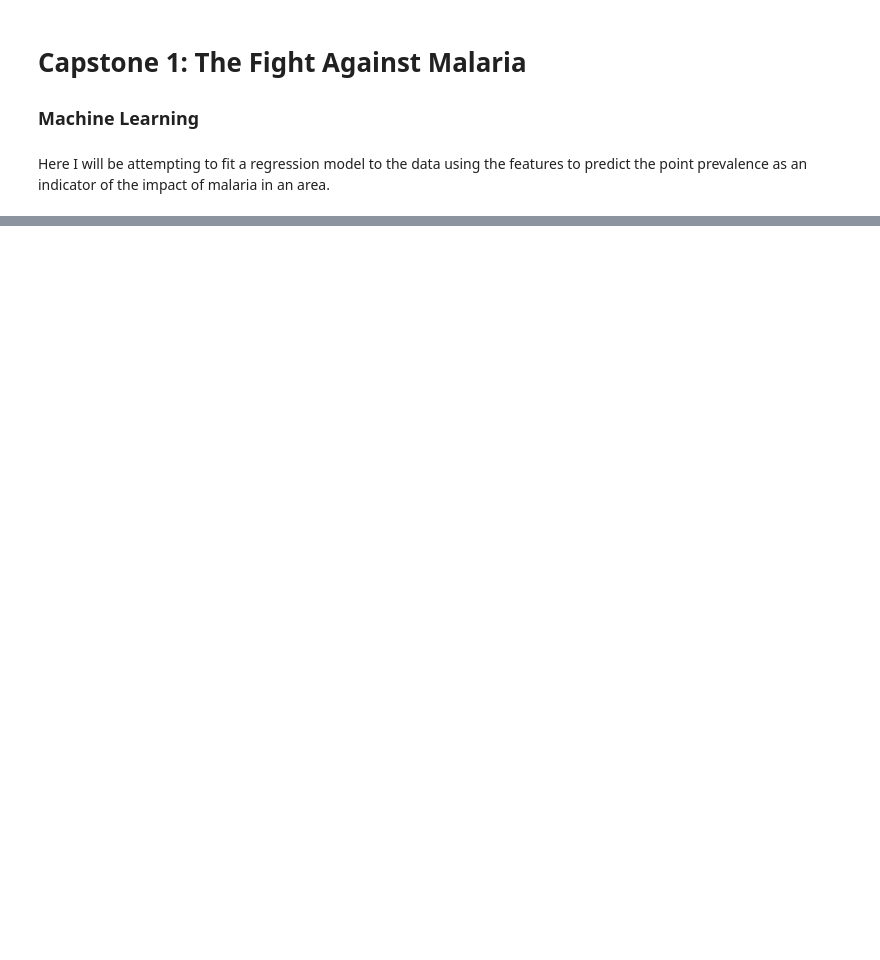
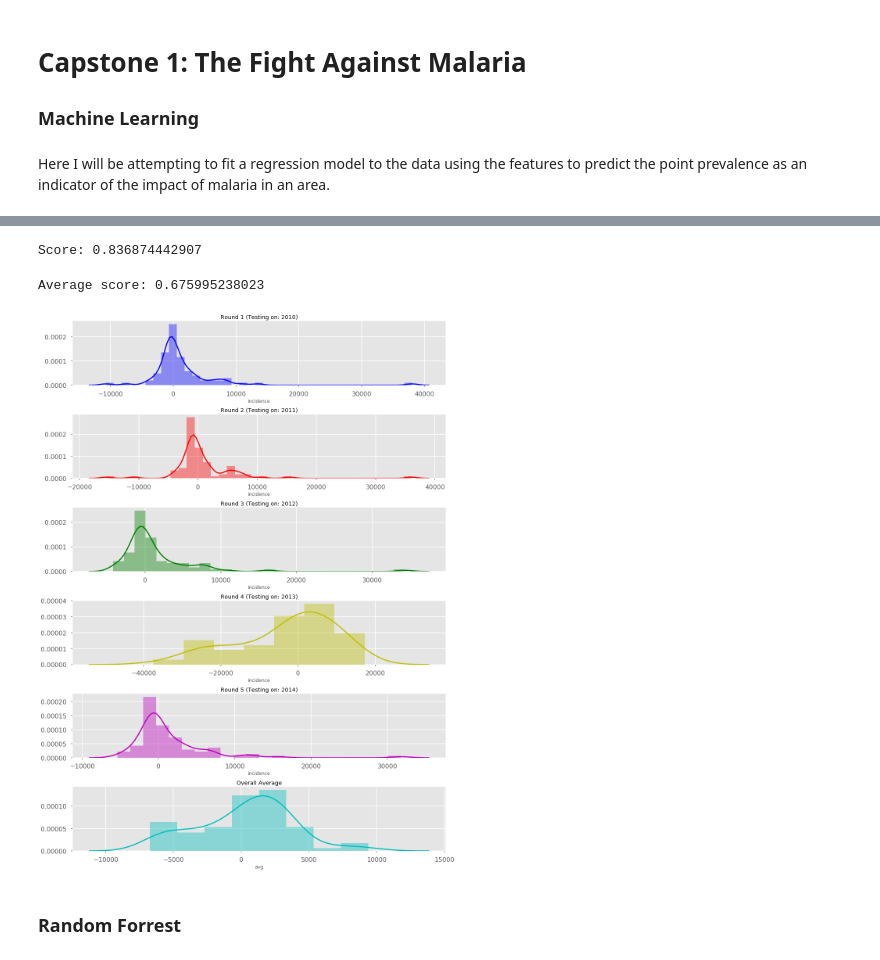
Before and after one commit to jzallen07/Springboard-Capstone-1-Tracking-Malaria, a Jupyter notebook: capstone 1 ML.ipynb, the cells around one changed output, grey strips where cells are left out. Saved outputs shown, nothing was run; the diff lists cells and outputs as text; code cells hidden in the pictures; blank space fills up the shorter version.

```diff
--- a/capstone 1 ML.ipynb
+++ b/capstone 1 ML.ipynb
@@ -146,0 +338,62 @@ ValueError: x and y must have same first dimension, but have shapes (1,) and (6,
+# %%
+# Round 5
+bays.fit(X_train_5, y_train_5)
+y_bayes_5 = bays.predict(X_test_5)
+bayes_score_5 = bays.score(X_test_5, y_test_5)
+print('Score:', bayes_score_5)
+# %% [output]
+Score: 0.836874442907
+# %%
+bayes_scores = [bayes_score_1,bayes_score_2,bayes_score_3,bayes_score_4,bayes_score_5]
+avg_bayes_score = sum(bayes_scores) / len(bayes_scores)
+print('Average score:', avg_bayes_score)
+# %% [output]
+Average score: 0.675995238023
+# %%
+delta_bayes_1 = y_bayes_1 - y_test_1
+delta_bayes_2 = y_bayes_2 - y_test_2
+delta_bayes_3 = y_bayes_3 - y_test_3
+delta_bayes_4 = y_bayes_4 - y_test_4
+delta_bayes_5 = y_bayes_5 - y_test_5
+# %%
+delta_bayes_1 = delta_bayes_1.reset_index(drop=True)
+delta_bayes_2 = delta_bayes_2.reset_index(drop=True)
+delta_bayes_3 = delta_bayes_3.reset_index(drop=True)
+delta_bayes_4 = delta_bayes_4.reset_index(drop=True)
+delta_bayes_5 = delta_bayes_5.reset_index(drop=True)
+# %%
+delta_bayes = pd.DataFrame({'round_1' : delta_bayes_1,
+                          'round_2' : delta_bayes_2,
+                          'round_3' : delta_bayes_3,
+                          'round_4' : delta_bayes_4,
+                          'round_5' : delta_bayes_5})
+
+delta_bayes['avg'] = delta_bayes.mean(axis=1)
+# %%
+fig,(ax1,ax2,ax3,ax4,ax5,ax6) = plt.subplots(nrows=6, ncols=1,figsize=(15,20))
+
+sns.distplot(delta_bayes_1, ax=ax1, color="b")
+ax1.set_title("Round 1 (Testing on: 2010)")
+
+sns.distplot(delta_bayes_2, ax=ax2, color="r")
+ax2.set_title("Round 2 (Testing on: 2011)")
+
+sns.distplot(delta_bayes_3, ax=ax3, color="g")
+ax3.set_title("Round 3 (Testing on: 2012)")
+
+sns.distplot(delta_bayes_4, ax=ax4, color="y")
+ax4.set_title("Round 4 (Testing on: 2013)")
+
+sns.distplot(delta_bayes_5, ax=ax5, color="m")
+ax5.set_title("Round 5 (Testing on: 2014)")
+
+sns.distplot(delta_bayes['avg'], ax=ax6, color="c")
+ax6.set_title("Overall Average")
+
+for ax in (ax1,ax2,ax3,ax4,ax5,ax6):
+    sns.despine(ax=ax)
+fig.tight_layout()
+# %% [output]
+[figure, added]
+# %% [markdown]
+### Random Forrest
```
Also changed, not shown: parts of 92 cells of this notebook, 8 other files.
